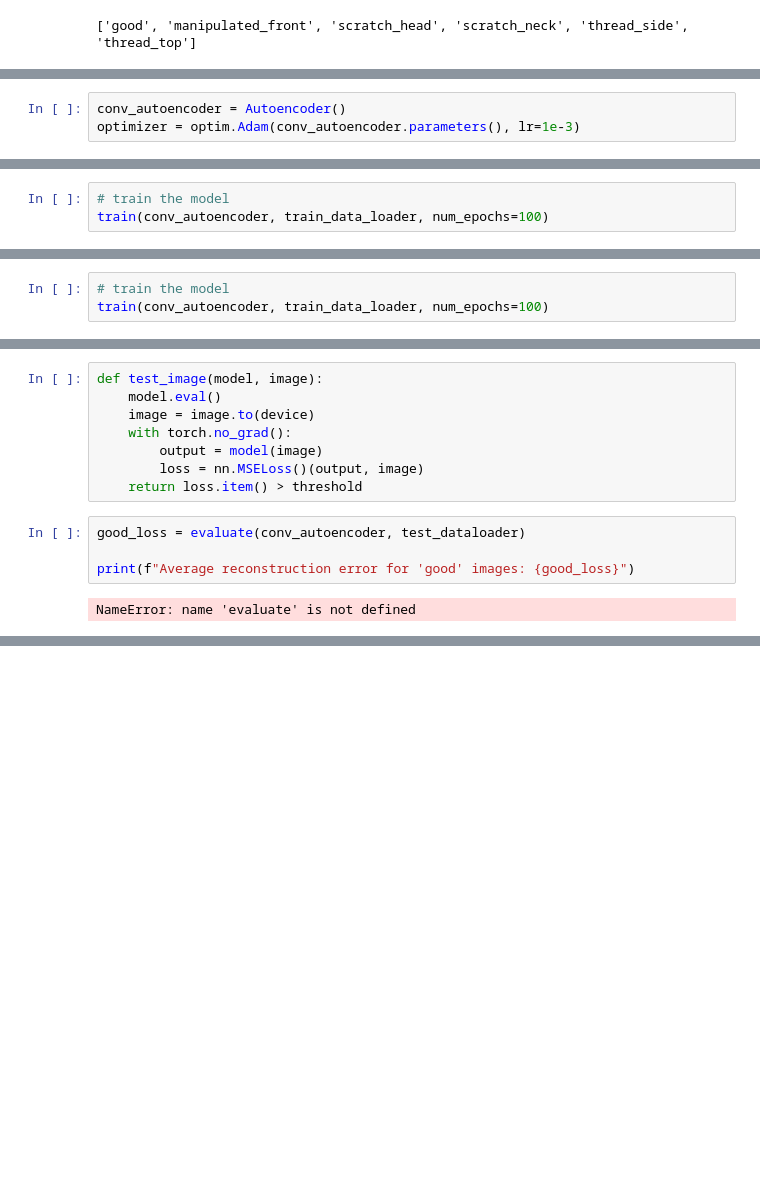
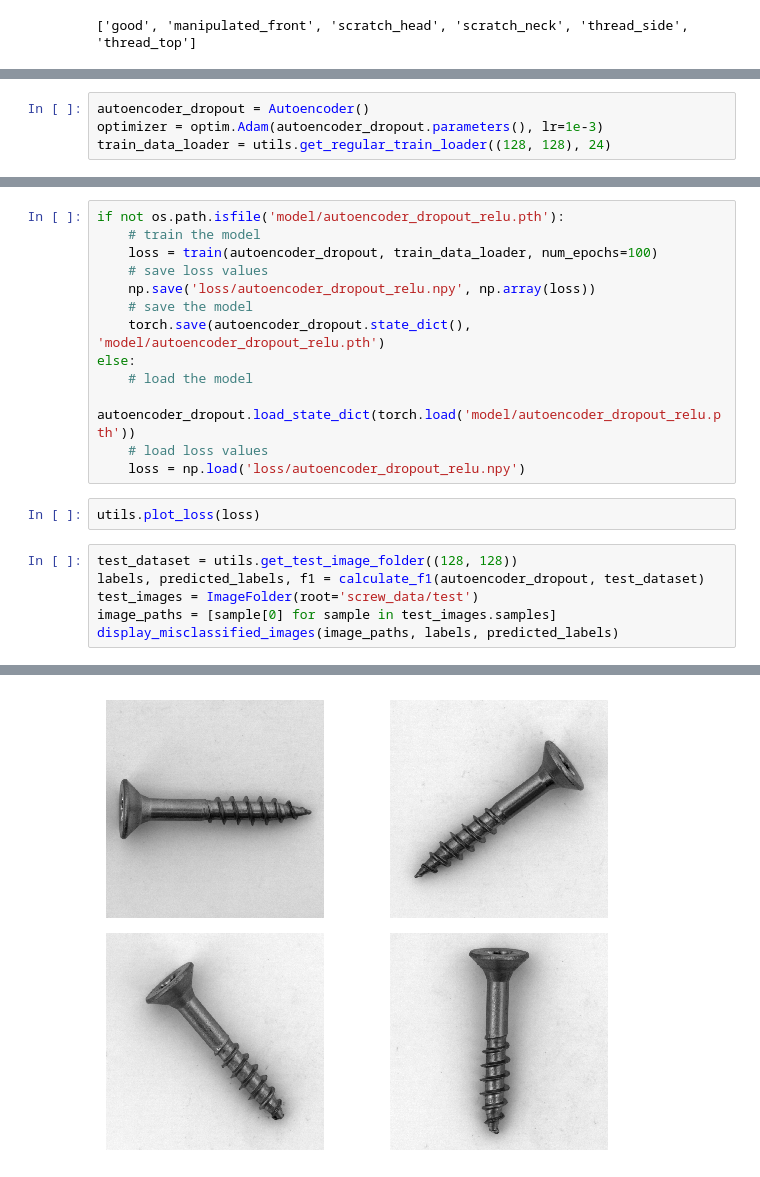
Before and after one commit to Aaron9812/Anomaly-detection-screws, a Jupyter notebook: submission2/submission2.ipynb, the cells around one changed output, grey strips where cells are left out. Saved outputs shown, nothing was run; the diff lists cells and outputs as text; blank space fills up the shorter version.

```diff
--- a/submission2/submission2.ipynb
+++ b/submission2/submission2.ipynb
@@ -299,3 +767,4 @@ train_data_loader = DataLoader(train_data, batch_size=16, shuffle=True)
 # %%
-conv_autoencoder = Autoencoder()
-optimizer = optim.Adam(conv_autoencoder.parameters(), lr=1e-3)
+autoencoder_dropout = Autoencoder()
+optimizer = optim.Adam(autoencoder_dropout.parameters(), lr=1e-3)
+train_data_loader = utils.get_regular_train_loader((128, 128), 24)
@@ -315,3 +770,0 @@ def train(model, dataloader, num_epochs):
-# %%
-# train the model
-train(conv_autoencoder, train_data_loader, num_epochs=100)
@@ -404,3 +770,0 @@ optimizer = optim.Adam(conv_autoencoder.parameters(), lr=1e-3)
-# %%
-# train the model
-train(conv_autoencoder, train_data_loader, num_epochs=100)
@@ -453,14 +771,22 @@ plt.show()
-# %%
-def test_image(model, image):
-    model.eval()
-    image = image.to(device)
-    with torch.no_grad():
-        output = model(image)
-        loss = nn.MSELoss()(output, image)
-    return loss.item() > threshold
-# %%
-good_loss = evaluate(conv_autoencoder, test_dataloader)
-
-print(f"Average reconstruction error for 'good' images: {good_loss}")
-# %% [output]
-NameError: name 'evaluate' is not defined
+# %%
+if not os.path.isfile('model/autoencoder_dropout_relu.pth'):
+    # train the model
+    loss = train(autoencoder_dropout, train_data_loader, num_epochs=100)
+    # save loss values
+    np.save('loss/autoencoder_dropout_relu.npy', np.array(loss))
+    # save the model
+    torch.save(autoencoder_dropout.state_dict(), 'model/autoencoder_dropout_relu.pth')
+else:
+    # load the model
+    autoencoder_dropout.load_state_dict(torch.load('model/autoencoder_dropout_relu.pth'))
+    # load loss values
+    loss = np.load('loss/autoencoder_dropout_relu.npy')
+# %%
+utils.plot_loss(loss)
+# %%
+test_dataset = utils.get_test_image_folder((128, 128))
+labels, predicted_labels, f1 = calculate_f1(autoencoder_dropout, test_dataset)
+test_images = ImageFolder(root='screw_data/test')
+image_paths = [sample[0] for sample in test_images.samples]
+display_misclassified_images(image_paths, labels, predicted_labels)
+# %% [output]
@@ -466,0 +810 @@ NameError: name 'evaluate' is not defined
+[figure, added]
```
Also changed, not shown: parts of 92 cells of this notebook, 40 other files.
